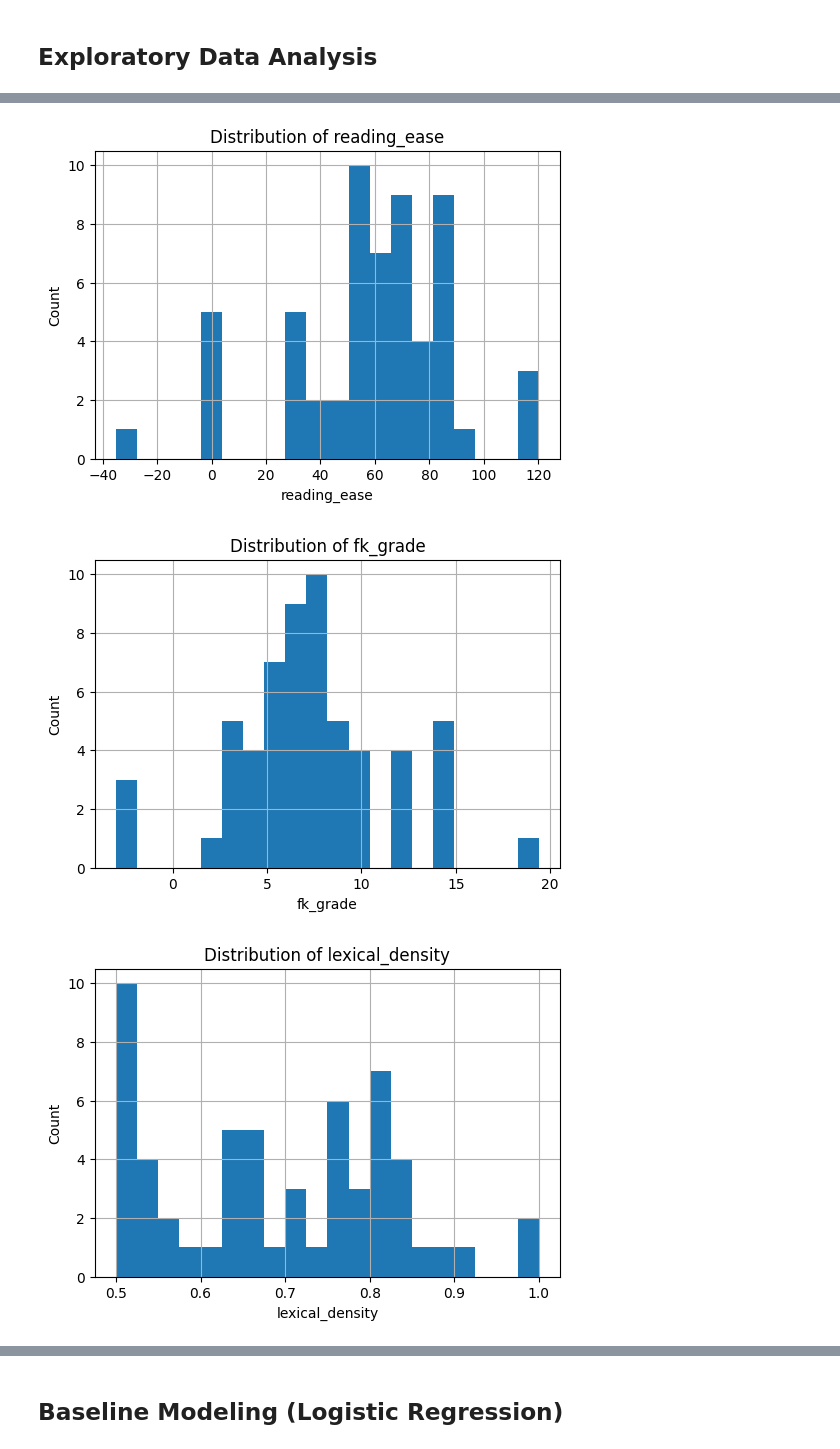
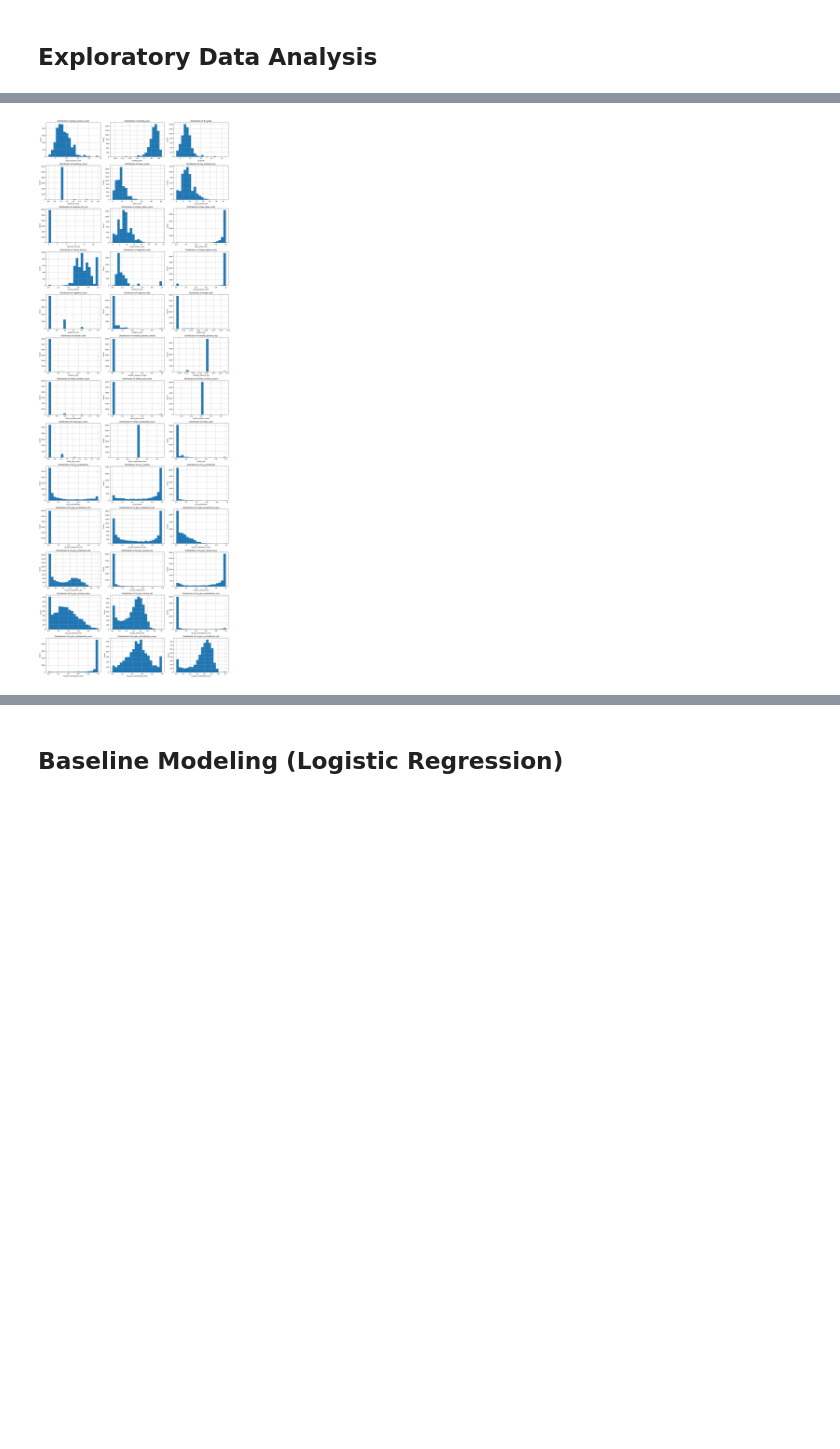
Before and after one commit to iauger/DSCI591-FACTS, a Jupyter notebook: notebooks/05_feature_review.ipynb, the cells around one changed output, grey strips where cells are left out. Drawn from its saved outputs; the diff is of its cells as text; code cells hidden in the pictures; blank space fills up the shorter version.

Commit message:
Update processed dataset and feature analysis notebook

```diff
--- a/notebooks/05_feature_review.ipynb
+++ b/notebooks/05_feature_review.ipynb
@@ -12,7 +12,7 @@ from sklearn.metrics import roc_auc_score, average_precision_score, f1_score, cl
 ## Load Dataset
 # %%
 # Adjust path as needed
-data_path = Path("../data/features/sample.jsonl")
+data_path = Path("../data/features/truthful_qa_script_processed.jsonl")
 
 rows = []
 with data_path.open("r", encoding="utf-8") as f:
@@ -24,5 +24,6 @@ with data_path.open("r", encoding="utf-8") as f:
 
 df = pd.DataFrame(rows)
 print(f"Loaded {len(df)} rows across {df['qid'].nunique()} questions.")
-df.head()
+print(df.info())
+print(df.head())
 # %% [output]
@@ -37,20 +47,44 @@ Loaded 58 rows across 5 questions.
 # %% [markdown]
 ## Exploratory Data Analysis
 # %%
-numeric_cols = [
-    "reading_ease","fk_grade","type_token_ratio","lexical_density",
-    "hedge_ratio","booster_ratio","negation_ratio","entity_ratio",
-    "nli_q_entailment","nli_q_neutral","nli_q_contradiction"
+import math
+import numpy as np
+
+all_numeric_colnames = [
+    "group_answer_count", "reading_ease", "fk_grade", "sentence_count", "token_count",
+    "avg_sentence_len", "sentence_len_std", "unique_token_count", "type_token_ratio",
+    "lexical_density", "repetition_ratio", "unique_bigram_ratio", "negation_count",
+    "negation_ratio", "hedge_ratio", "booster_ratio", "modality_balance_simple",
+    "modality_balance_log", "entity_number_count", "entity_year_count",
+    "entity_currency_count", "entity_geo_count", "entity_capitalized_count",
+    "entity_ratio", "nli_q_contradiction", "nli_q_neutral", "nli_q_entailment",
+    "nli_pair_entailment_min", "nli_pair_entailment_max", "nli_pair_entailment_mean",
+    "nli_pair_entailment_std", "nli_pair_neutral_min", "nli_pair_neutral_max",
+    "nli_pair_neutral_mean", "nli_pair_neutral_std", "nli_pair_contradiction_min",
+    "nli_pair_contradiction_max", "nli_pair_contradiction_mean", "nli_pair_contradiction_std"
 ]
 
-display(df[numeric_cols].describe().transpose())
+display(df[all_numeric_colnames].describe().transpose())
 
-for col in ["reading_ease","fk_grade","lexical_density","entity_ratio","nli_q_entailment"]:
-    plt.figure(figsize=(6,4))
-    df[col].hist(bins=20)
-    plt.title(f"Distribution of {col}")
-    plt.xlabel(col)
-    plt.ylabel("Count")
-    plt.show()
+n_cols = 3
+n_rows = math.ceil(len(all_numeric_colnames) / n_cols)
+fig, axes = plt.subplots(n_rows, n_cols, figsize=(6 * n_cols, 4 * n_rows))
+if isinstance(axes, np.ndarray):
+    axes = axes.flatten()
+else:
+    axes = [axes]
+
+for i, col in enumerate(all_numeric_colnames):
+    df[col].hist(bins=20, ax=axes[i])
+    axes[i].set_title(f"Distribution of {col}")
+    axes[i].set_xlabel(col)
+    axes[i].set_ylabel("Count")
+
+# Hide any unused subplots
+for j in range(i + 1, len(axes)):
+    axes[j].set_visible(False)
+
+plt.tight_layout()
+plt.show()
 # %% [output]
 |  | count | mean | std | min | 25% | 50% | 75% | max |
@@ -68,3 +107 @@ for col in ["reading_ease","fk_grade","lexical_density","entity_ratio","nli_q_en
-[figure, old version]
+[figure, new version]
-[figure, removed]
-[figure, removed]
```
Also changed, not shown: parts of 9 cells of this notebook, 1 other file.
